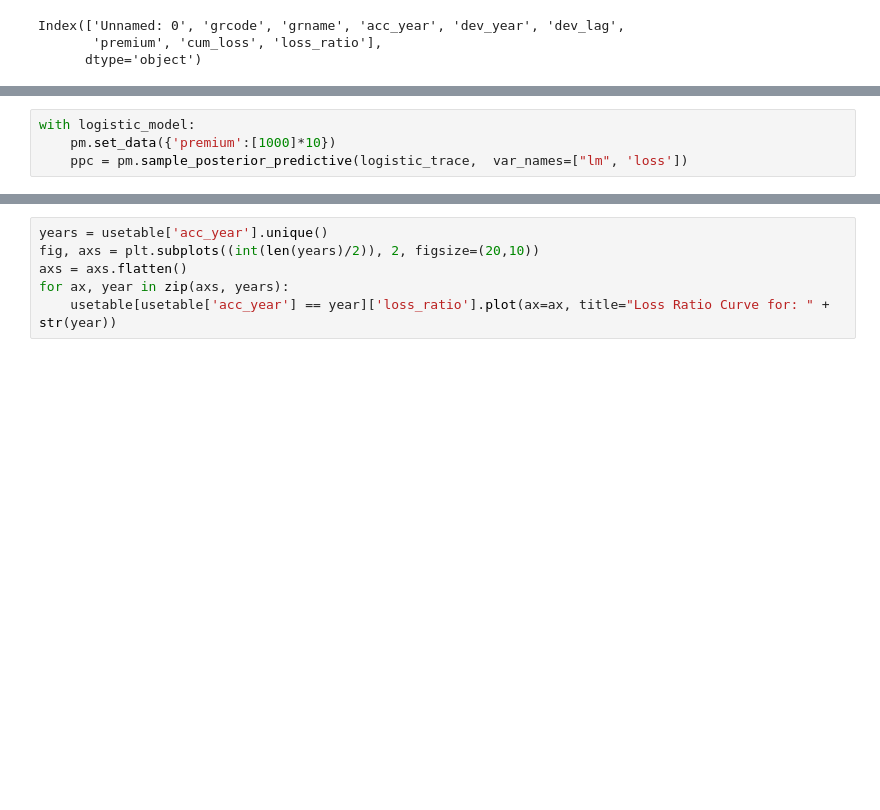
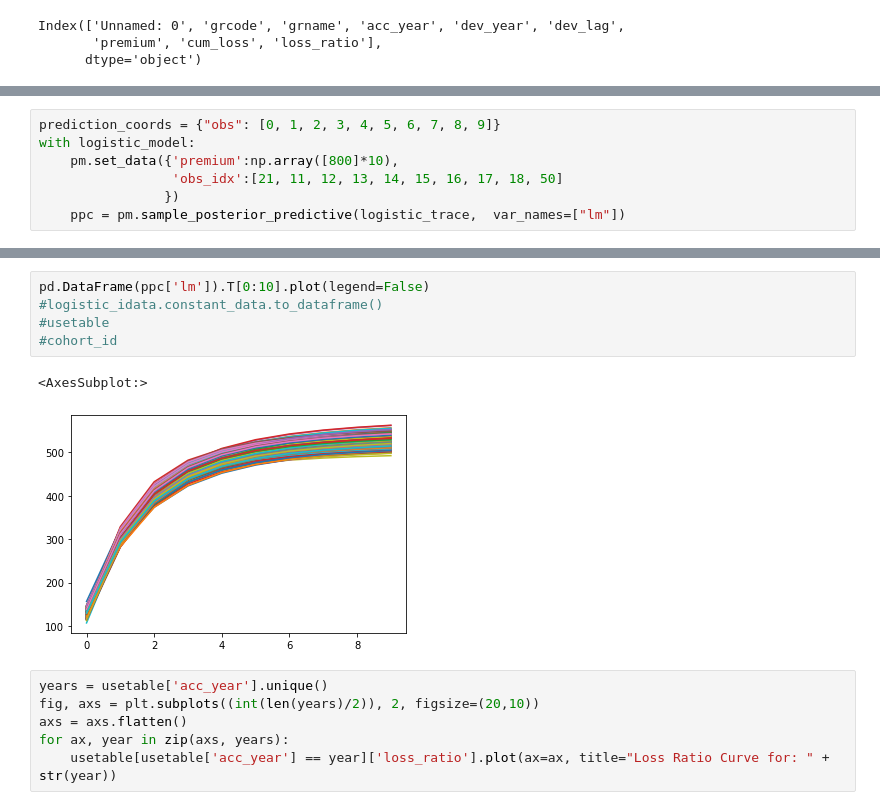
Before and after one commit to NathanielF/old_github_io_site, a Jupyter notebook: notebooks/Hierarchical_Claims.ipynb, the cells around one changed output, grey strips where cells are left out. Cells and saved outputs as stored; diff of their text form; blank space fills up the shorter version.

```diff
--- a/notebooks/Hierarchical_Claims.ipynb
+++ b/notebooks/Hierarchical_Claims.ipynb
@@ -115,4 +142,0 @@ usetable[['grcode','grname','acc_year','dev_year','dev_lag','premium','cum_loss'
-# %%
-with logistic_model:
-    pm.set_data({'premium':[1000]*10})
-    ppc = pm.sample_posterior_predictive(logistic_trace,  var_names=["lm", 'loss'])
@@ -140,0 +143,7 @@ ppc
+# %%
+prediction_coords = {"obs": [0, 1, 2, 3, 4, 5, 6, 7, 8, 9]}
+with logistic_model:
+    pm.set_data({'premium':np.array([800]*10),
+                 'obs_idx':[21, 11, 12, 13, 14, 15, 16, 17, 18, 50]
+                })
+    ppc = pm.sample_posterior_predictive(logistic_trace,  var_names=["lm"])
@@ -141,3 +152,11 @@ ppc
+# %%
+pd.DataFrame(ppc['lm']).T[0:10].plot(legend=False)
+#logistic_idata.constant_data.to_dataframe()
+#usetable
+#cohort_id
+# %% [output]
+<AxesSubplot:>
+[figure, added]
 # %%
 years = usetable['acc_year'].unique()
 fig, axs = plt.subplots((int(len(years)/2)), 2, figsize=(20,10))
```
Also changed, not shown: parts of 9 cells of this notebook, 13 other files.
